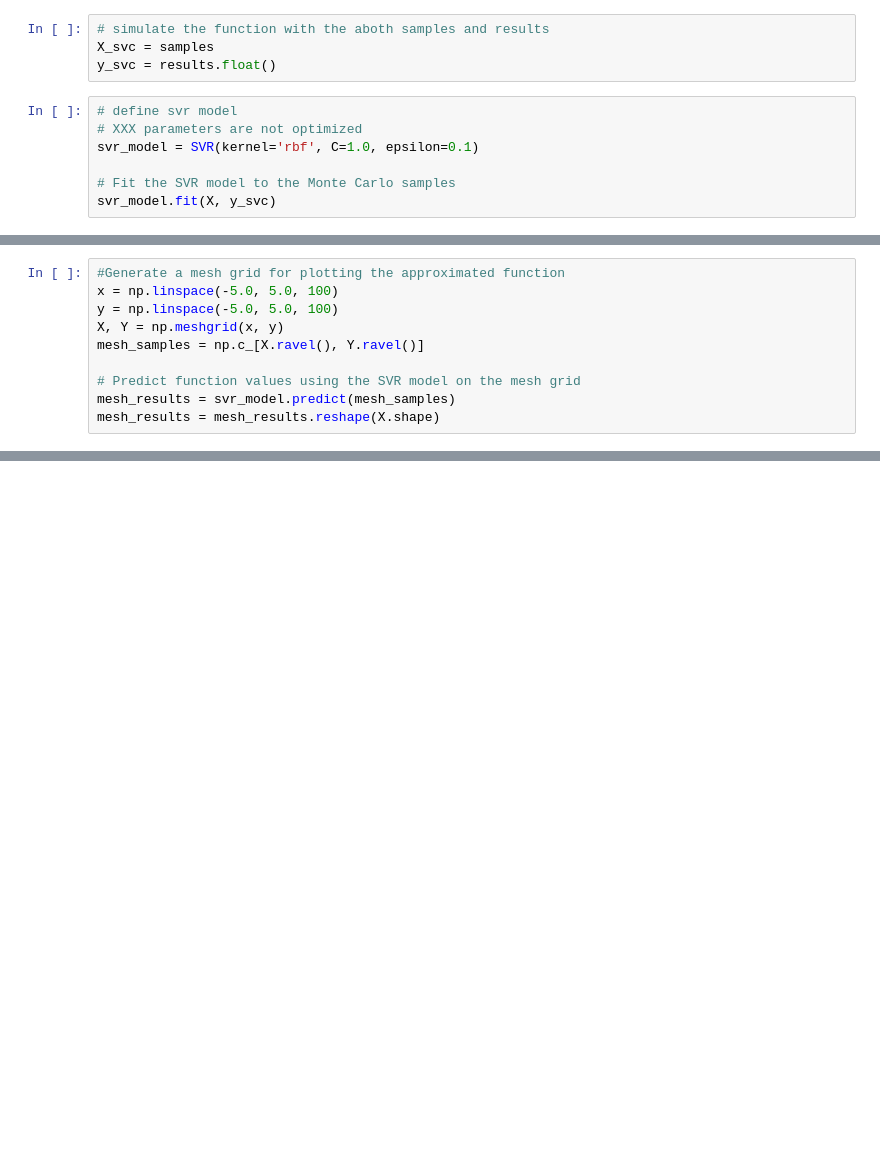
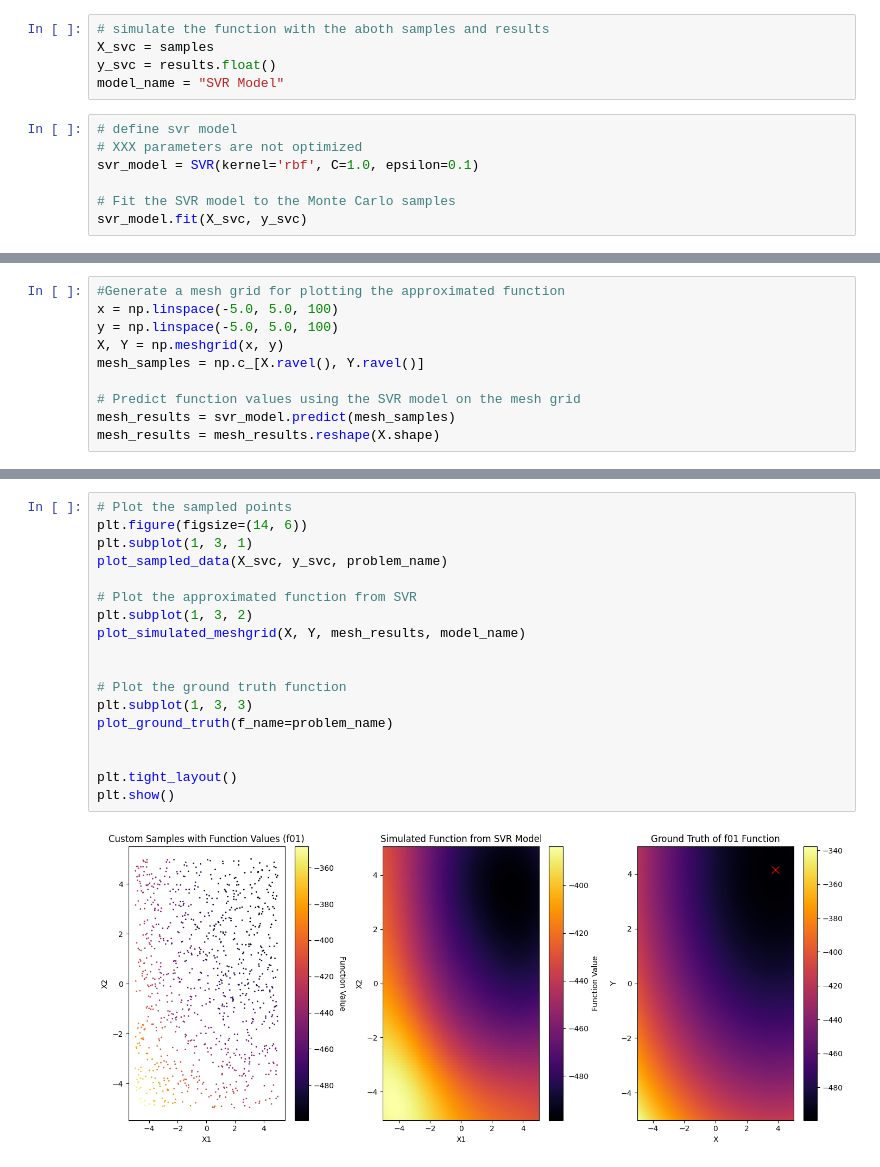
Before and after one commit to mo374z/OptimizationTestfunctionGeneration, a Jupyter notebook: main/function_simulation.ipynb, the cells around one changed output, grey strips where cells are left out. Cells and saved outputs as stored; diff of their text form; blank space fills up the shorter version.

```diff
--- a/main/function_simulation.ipynb
+++ b/main/function_simulation.ipynb
@@ -331,13 +267,14 @@ from sklearn.svm import SVR
 # simulate the function with the aboth samples and results
 X_svc = samples
 y_svc = results.float()
+model_name = "SVR Model"
 # %%
 # define svr model
 # XXX parameters are not optimized
 svr_model = SVR(kernel='rbf', C=1.0, epsilon=0.1)
 
 # Fit the SVR model to the Monte Carlo samples
-svr_model.fit(X, y_svc)
+svr_model.fit(X_svc, y_svc)
 # %% [output]
 SVR()
 # %%
@@ -400,0 +290,20 @@ plt.show()
+# %%
+# Plot the sampled points
+plt.figure(figsize=(14, 6))
+plt.subplot(1, 3, 1)
+plot_sampled_data(X_svc, y_svc, problem_name)
+
+# Plot the approximated function from SVR
+plt.subplot(1, 3, 2)
+plot_simulated_meshgrid(X, Y, mesh_results, model_name)
+
+
+# Plot the ground truth function
+plt.subplot(1, 3, 3)
+plot_ground_truth(f_name=problem_name)
+
+
+plt.tight_layout()
+plt.show()
+# %% [output]
+[figure, added]
```
Also changed, not shown: parts of 15 cells of this notebook.
